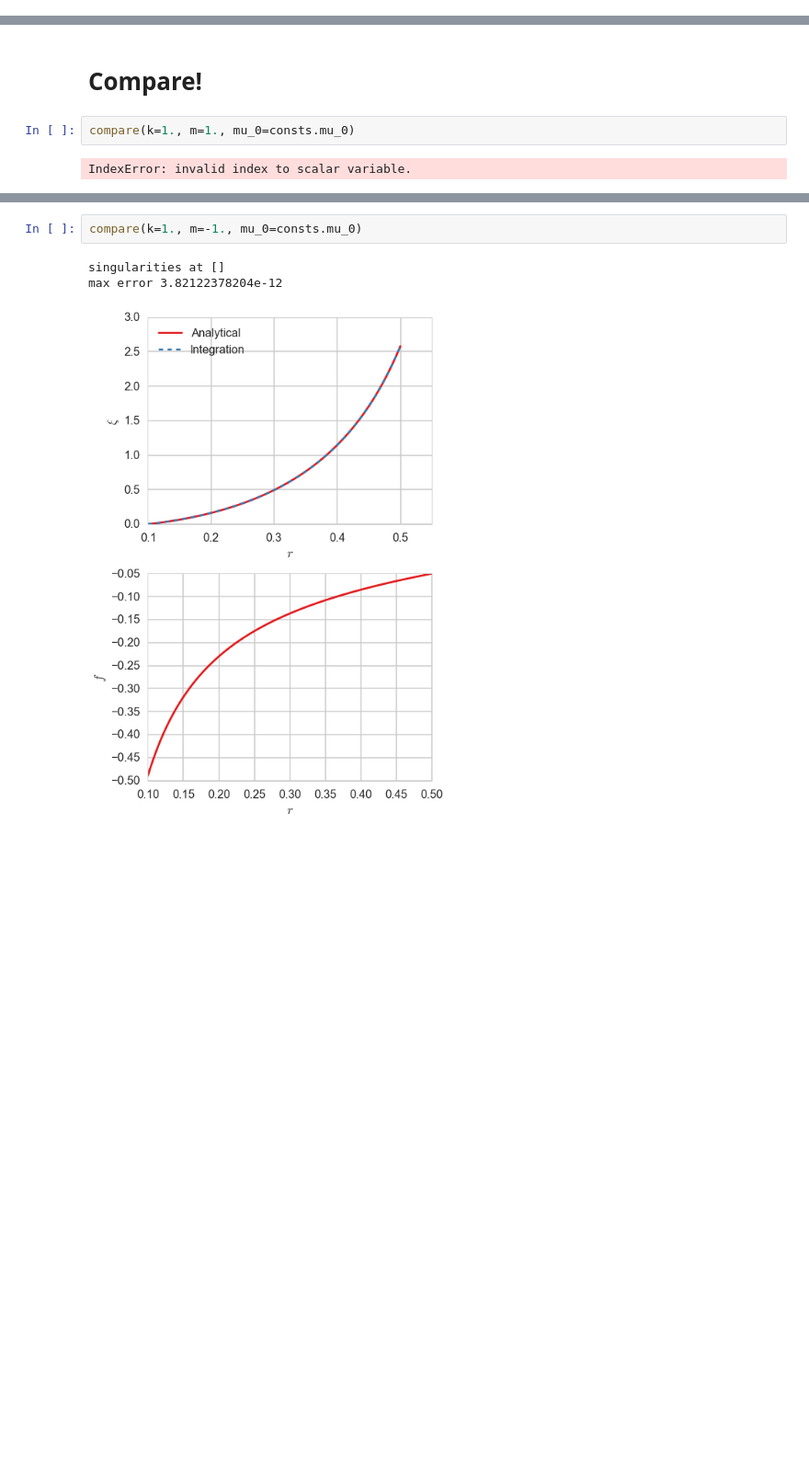
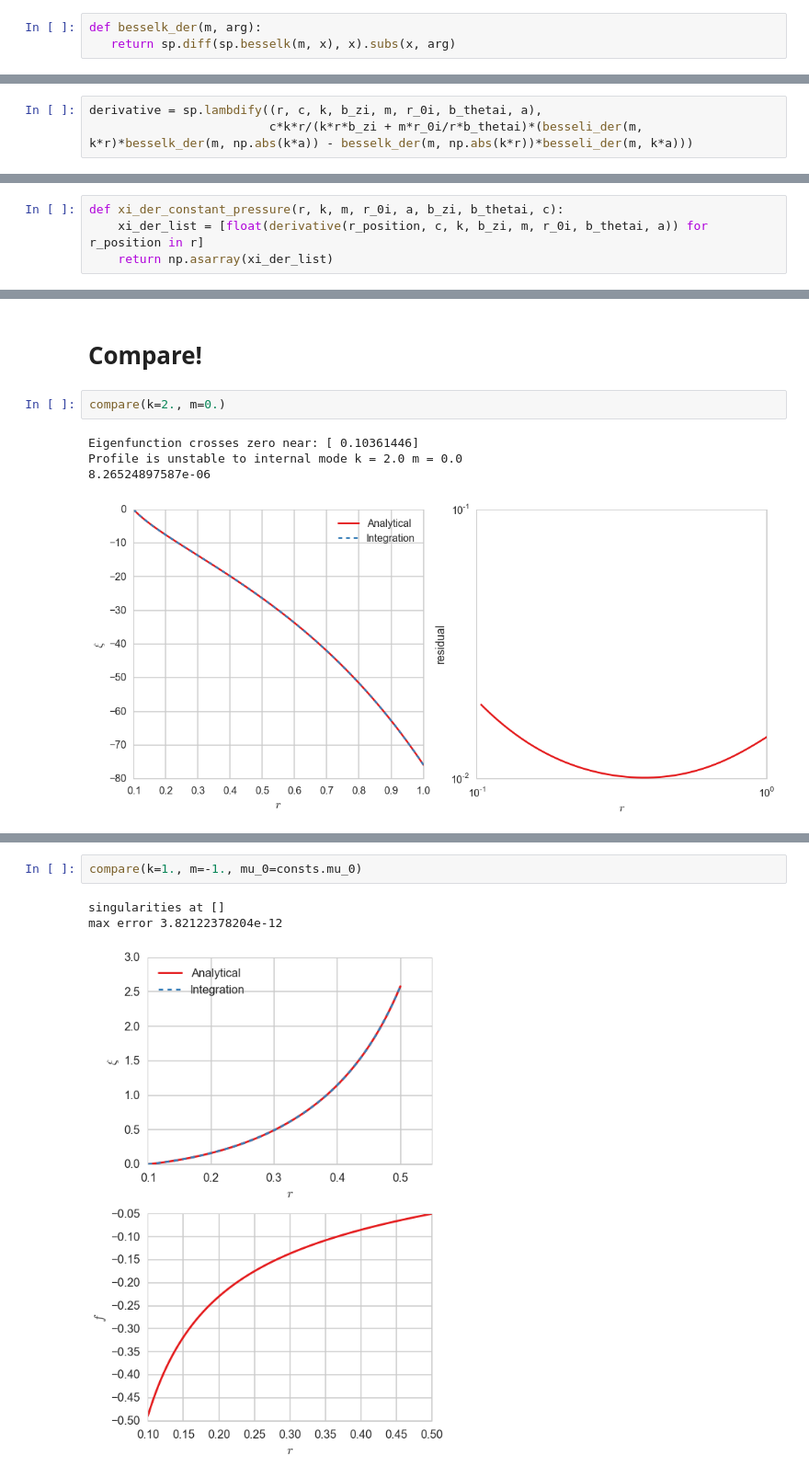
Before and after one commit to jensv/fluxtubestability, a Jupyter notebook: ipython_notebooks/constant_pressure_newcomb_bessel.ipynb, the cells around one changed output, grey strips where cells are left out. Shown at 92% size. Saved outputs shown, nothing was run; the diff lists cells and outputs as text; blank space fills up the shorter version.

Commit message:
Use new unitless skin_core current profiles, Add residual comparison

```diff
--- a/ipython_notebooks/constant_pressure_newcomb_bessel.ipynb
+++ b/ipython_notebooks/constant_pressure_newcomb_bessel.ipynb
@@ -53,0 +63,3 @@ reload(init)
+# %%
+def besselk_der(m, arg):
+   return sp.diff(sp.besselk(m, x), x).subs(x, arg)
@@ -53,0 +74,3 @@ reload(init)
+# %%
+derivative = sp.lambdify((r, c, k, b_zi, m, r_0i, b_thetai, a),
+                         c*k*r/(k*r*b_zi + m*r_0i/r*b_thetai)*(besseli_der(m, k*r)*besselk_der(m, np.abs(k*a)) - besselk_der(m, np.abs(k*r))*besseli_der(m, k*a)))
@@ -54,3 +81,7 @@ reload(init)
+# %%
+def xi_der_constant_pressure(r, k, m, r_0i, a, b_zi, b_thetai, c):
+    xi_der_list = [float(derivative(r_position, c, k, b_zi, m, r_0i, b_thetai, a)) for r_position in r]
+    return np.asarray(xi_der_list)
 # %% [markdown]
 ## Define analytical $\xi$ function
 # %%
@@ -101,9 +141,12 @@ def compare(k=1., m=1., mu_0=1.):
 # %% [markdown]
 # Compare!
 # %%
-compare(k=1., m=1., mu_0=consts.mu_0)
+compare(k=2., m=0.)
 # %% [output]
-IndexError: invalid index to scalar variable.
+Eigenfunction crosses zero near: [ 0.10361446]
+Profile is unstable to internal mode k = 2.0 m = 0.0
+8.26524897587e-06
+[figure, added]
 # %%
 compare(k=1., m=0., mu_0=consts.mu_0)
 # %% [output]
```
Also changed, not shown: parts of 9 cells of this notebook.
